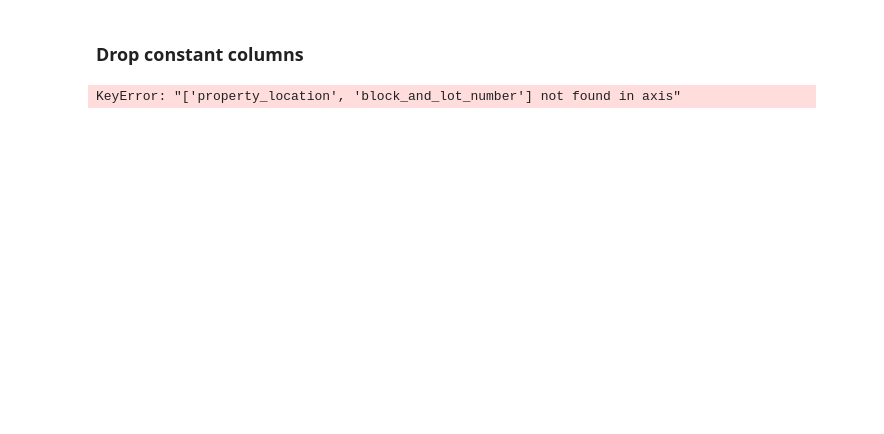
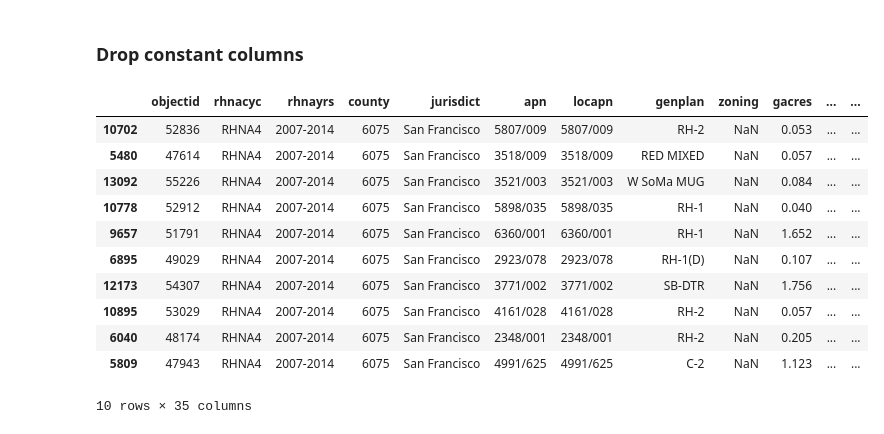
Before and after one commit to sdamerdji/dissertation, a Jupyter notebook: pdev/clean3.ipynb, the cells around one changed output. Saved outputs shown, nothing was run; the diff lists cells and outputs as text; code cells hidden in the pictures; blank space fills up the shorter version.

```diff
--- a/pdev/clean3.ipynb
+++ b/pdev/clean3.ipynb
@@ -481,7 +513,27 @@ full_df4 = full_df4.drop(['geometry', 'blklot', 'mapblklot', 'active', 'property
 # %%
-full_df5 = full_df5.drop(['geometry', 'blklot', 'mapblklot', 'active', 'property_location', 'block_and_lot_number'], axis=1)
+# full_df5 = full_df5.drop(['geometry', 'blklot', 'mapblklot', 'active', 'property_location', 'block_and_lot_number'], axis=1)
-# %% [output]
-KeyError: "['property_location', 'block_and_lot_number'] not found in axis"
 # %%
 full_df4.to_csv('cleaned_rhna4_data.csv', index=False)
 full_df5.to_csv('cleaned_rhna5_data.csv', index=False)
+# %%
+rhna = sites[sites['rhnacyc'] == 'RHNA4']
+rhna = rhna[rhna.jurisdict == 'San Francisco']
+# %%
+sf_si_april = pd.read_excel('../data/HCD_List.xls', skiprows=1)
+# %%
+sf_si_april = sf_si_april.iloc[:-1, :]
+# %%
+rhna[~rhna.locapn.isin(sf_si_april.APN)].sample(10)
+# %% [output]
+|  | objectid | rhnacyc | rhnayrs | county | jurisdict | apn | locapn | genplan | zoning | gacres | ... | ... |
+| 10702 | 52836 | RHNA4 | 2007-2014 | 6075 | San Francisco | 5807/009 | 5807/009 | RH-2 | NaN | 0.053 | ... | ... |
+| 5480 | 47614 | RHNA4 | 2007-2014 | 6075 | San Francisco | 3518/009 | 3518/009 | RED MIXED | NaN | 0.057 | ... | ... |
+| 13092 | 55226 | RHNA4 | 2007-2014 | 6075 | San Francisco | 3521/003 | 3521/003 | W SoMa MUG | NaN | 0.084 | ... | ... |
+| 10778 | 52912 | RHNA4 | 2007-2014 | 6075 | San Francisco | 5898/035 | 5898/035 | RH-1 | NaN | 0.040 | ... | ... |
+| 9657 | 51791 | RHNA4 | 2007-2014 | 6075 | San Francisco | 6360/001 | 6360/001 | RH-1 | NaN | 1.652 | ... | ... |
+| 6895 | 49029 | RHNA4 | 2007-2014 | 6075 | San Francisco | 2923/078 | 2923/078 | RH-1(D) | NaN | 0.107 | ... | ... |
+| 12173 | 54307 | RHNA4 | 2007-2014 | 6075 | San Francisco | 3771/002 | 3771/002 | SB-DTR | NaN | 1.756 | ... | ... |
+| 10895 | 53029 | RHNA4 | 2007-2014 | 6075 | San Francisco | 4161/028 | 4161/028 | RH-2 | NaN | 0.057 | ... | ... |
+| 6040 | 48174 | RHNA4 | 2007-2014 | 6075 | San Francisco | 2348/001 | 2348/001 | RH-2 | NaN | 0.205 | ... | ... |
+| 5809 | 47943 | RHNA4 | 2007-2014 | 6075 | San Francisco | 4991/625 | 4991/625 | C-2 | NaN | 1.123 | ... | ... |
+10 rows × 35 columns
```
Also changed, not shown: parts of 58 cells of this notebook, 1 other file.
